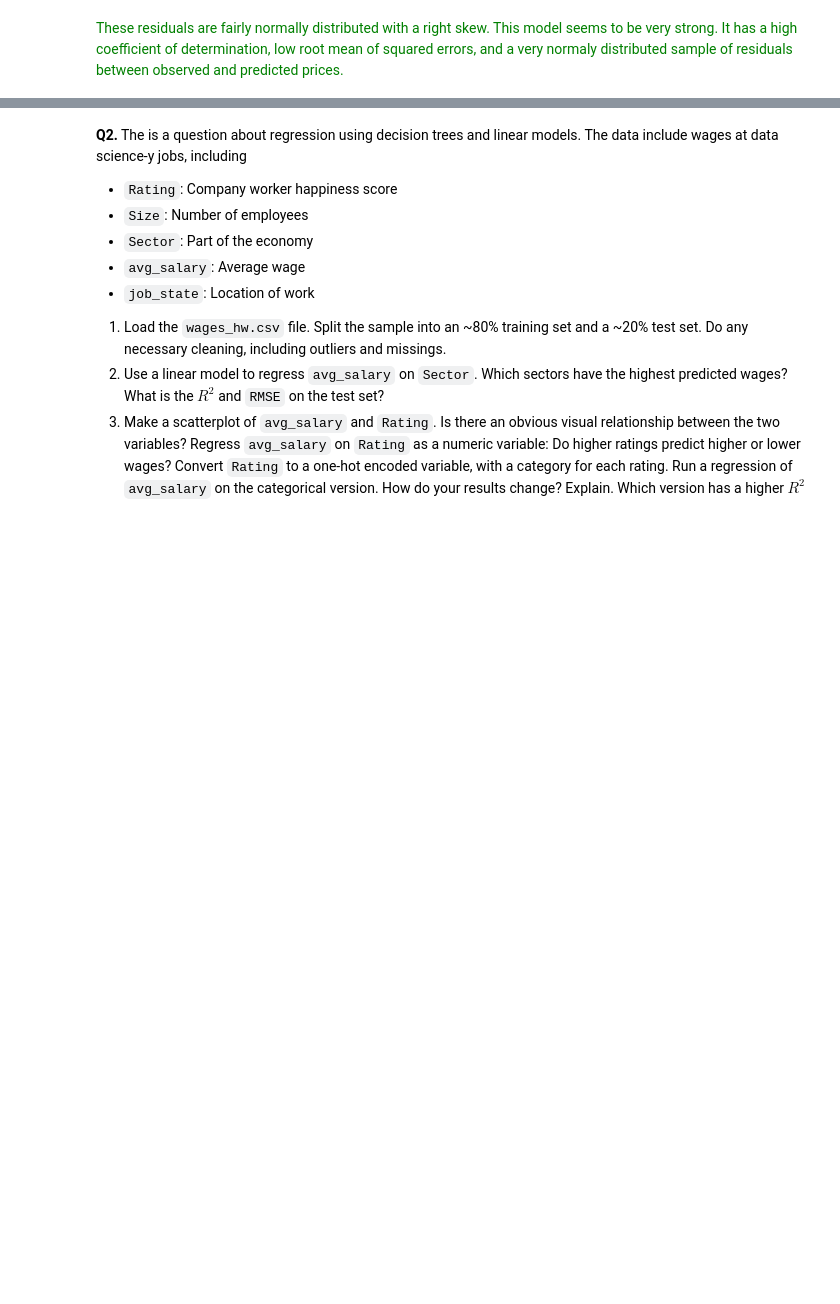
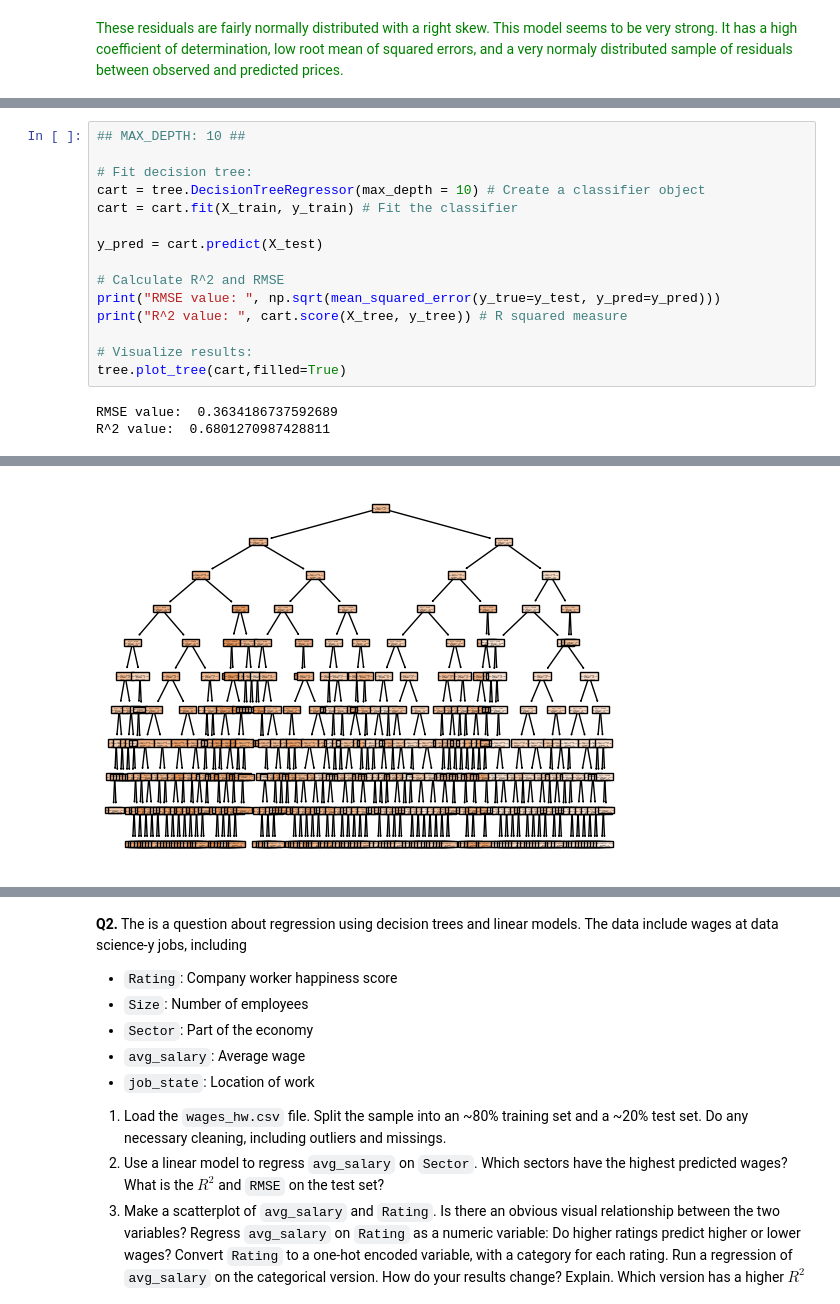
Before and after one commit to Monty-2003/assignment4, a Jupyter notebook: assignment4.ipynb, the cells around one changed output, grey strips where cells are left out. Saved outputs shown, nothing was run; the diff lists cells and outputs as text; blank space fills up the shorter version.

```diff
--- a/assignment4.ipynb
+++ b/assignment4.ipynb
@@ -347,0 +385,18 @@ These residuals are fairly normally distributed with a right skew. This model se
+# %%
+## MAX_DEPTH: 10 ##
+
+# Fit decision tree:
+cart = tree.DecisionTreeRegressor(max_depth = 10) # Create a classifier object
+cart = cart.fit(X_train, y_train) # Fit the classifier
+
+y_pred = cart.predict(X_test)
+
+# Calculate R^2 and RMSE
+print("RMSE value: ", np.sqrt(mean_squared_error(y_true=y_test, y_pred=y_pred)))
+print("R^2 value: ", cart.score(X_tree, y_tree)) # R squared measure
+
+# Visualize results:
+tree.plot_tree(cart,filled=True)
+# %% [output]
+RMSE value:  0.3634186737592689
+R^2 value:  0.6801270987428811
@@ -347,0 +420 @@ These residuals are fairly normally distributed with a right skew. This model se
+[figure, added]
```
Also changed, not shown: parts of 7 cells of this notebook.
